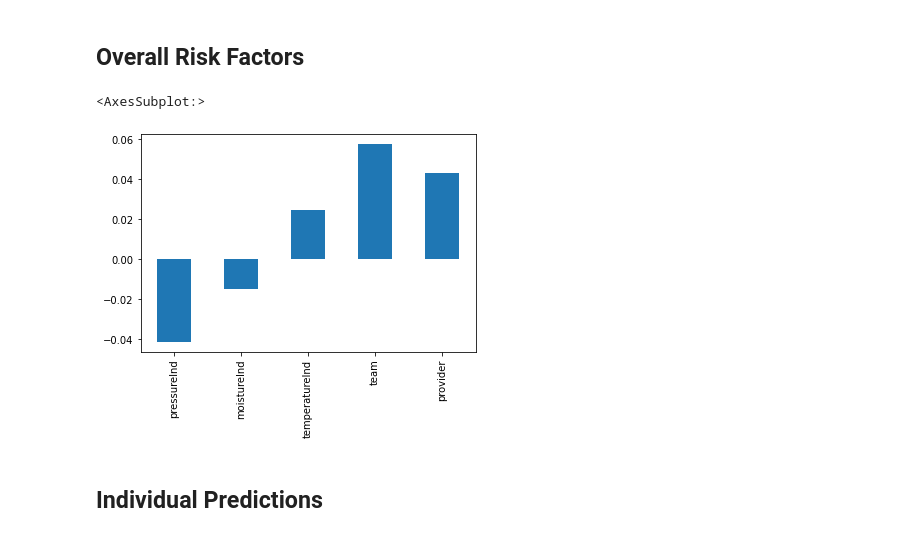
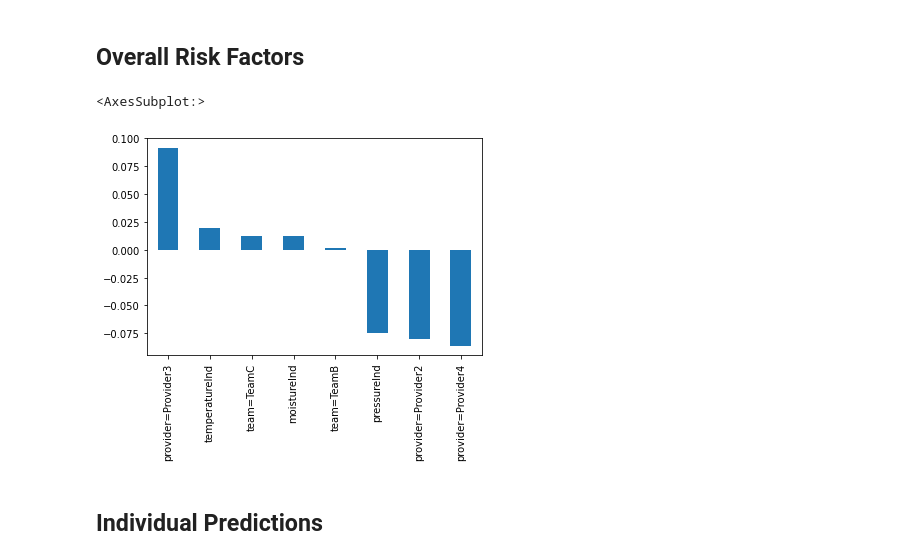
Before and after one commit to Aimpoint-Digital/apd-crs, a Jupyter notebook: docs/tutorials/Manufacturing.ipynb, the cells around one changed output. Drawn from its saved outputs; the diff is of its cells as text; code cells hidden in the pictures.

```diff
--- a/docs/tutorials/Manufacturing.ipynb
+++ b/docs/tutorials/Manufacturing.ipynb
@@ -73,5 +74,9 @@ from sksurv.preprocessing import OneHotEncoder
 ohc = OneHotEncoder()
 training_data = ohc.fit_transform(training_data)
 test_data = ohc.transform(test_data)
+# %%
+#Record features post one-hot encoding
+
+features = training_data.columns
 # %%
 # Scale covariates: Baseline Hazard estimation is parametric so scaling helps with convergence
@@ -165,14 +169,13 @@ c-index score on test set is 0.8981555733761026
 # %%
 # By plotting the coefficients coming from the proportional Hazard, we can measure
 # overall covariate contributions
-
-features = [col for col in data.columns if col not in ["broken", "time_since_repair"]]
 feats = {col: model.gamma_[i] for (i, col) in enumerate(features)}
 feats = pd.Series(feats)
-feats.plot.bar()
+top_ten_feats = feats.sort_values(ascending=False)[0:10]
+top_ten_feats.plot.bar()
 # %% [output]
 <AxesSubplot:>
-[figure, old version]
+[figure, new version]
 # %% [markdown]
 ## Individual Predictions
 # %%
```
Also changed, not shown: parts of 6 cells of this notebook.
